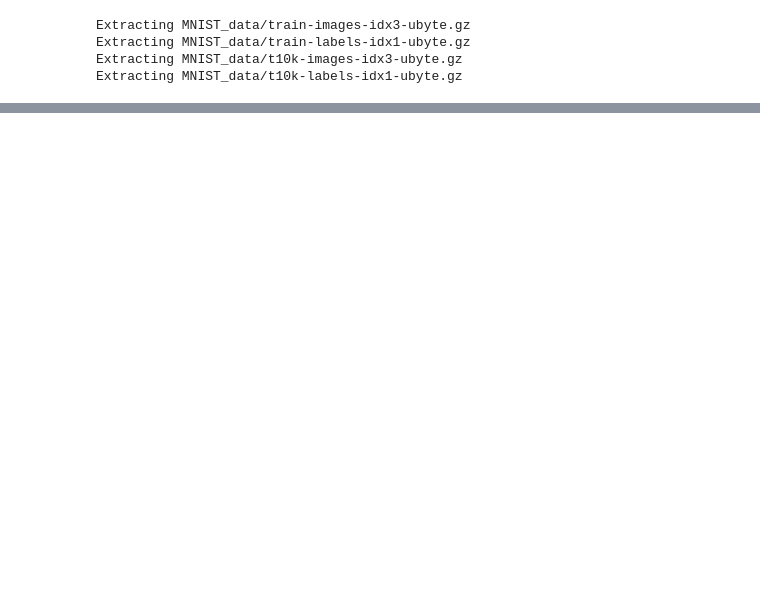
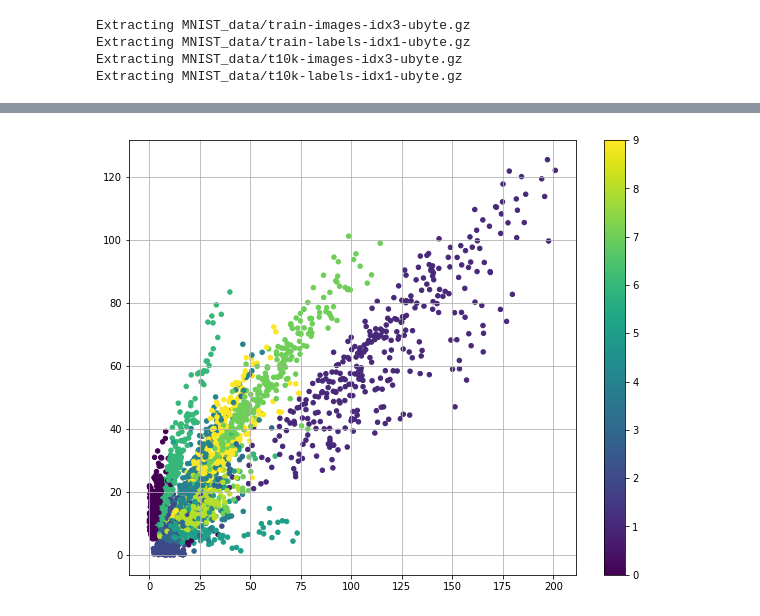
Before and after one commit to shaohua0116/VAE-Tensorflow, a Jupyter notebook: demo.ipynb, the cells around one changed output, grey strips where cells are left out. Saved outputs shown, nothing was run; the diff lists cells and outputs as text; code cells hidden in the pictures; blank space fills up the shorter version.

```diff
--- a/demo.ipynb
+++ b/demo.ipynb
@@ -174,3 +184,17 @@ test_reconstruction(model_2d, mnist)
+# %%
+def test_transformation(model, mnist, batch_size=3000):
+    # Test the trained model: transformation
+    assert model.n_z == 2
+    batch = mnist.test.next_batch(batch_size)
+    z = model.transformer(batch[0])
+    plt.figure(figsize=(10, 8))
+    plt.scatter(z[:, 0], z[:, 1], c=np.argmax(batch[1], 1), s=20)
+    plt.colorbar()
+    plt.grid()
+# %%
+test_transformation(model_2d, mnist)
+# %% [output]
+[figure, added]
 # %%
 class VariantionalAutoencoder(object):
 
```
Also changed, not shown: parts of 14 cells of this notebook, 2 other files.
